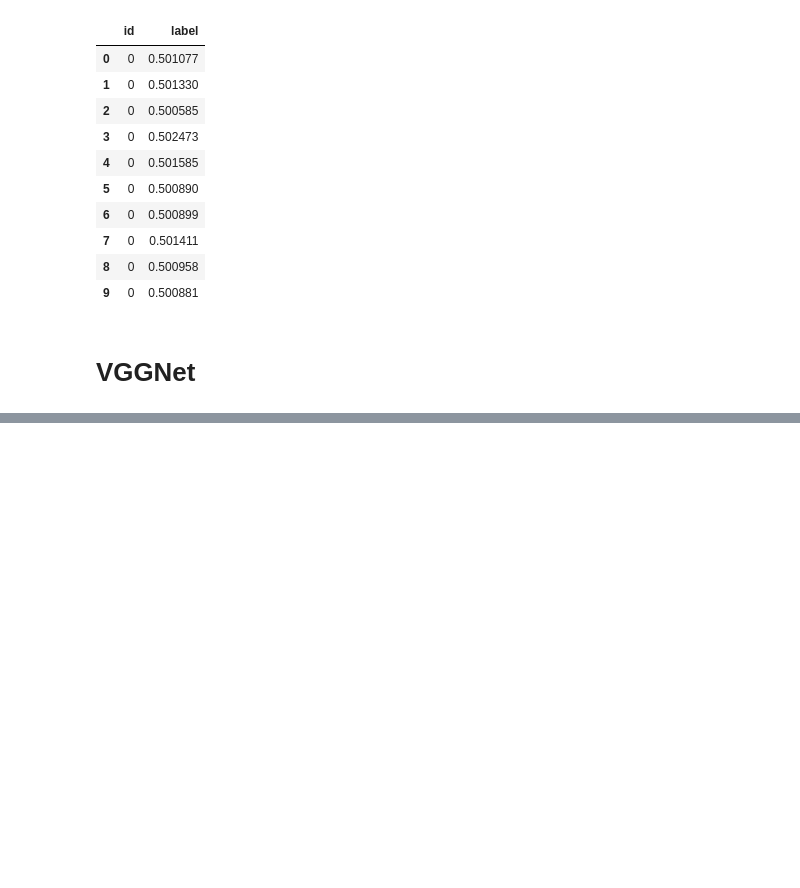
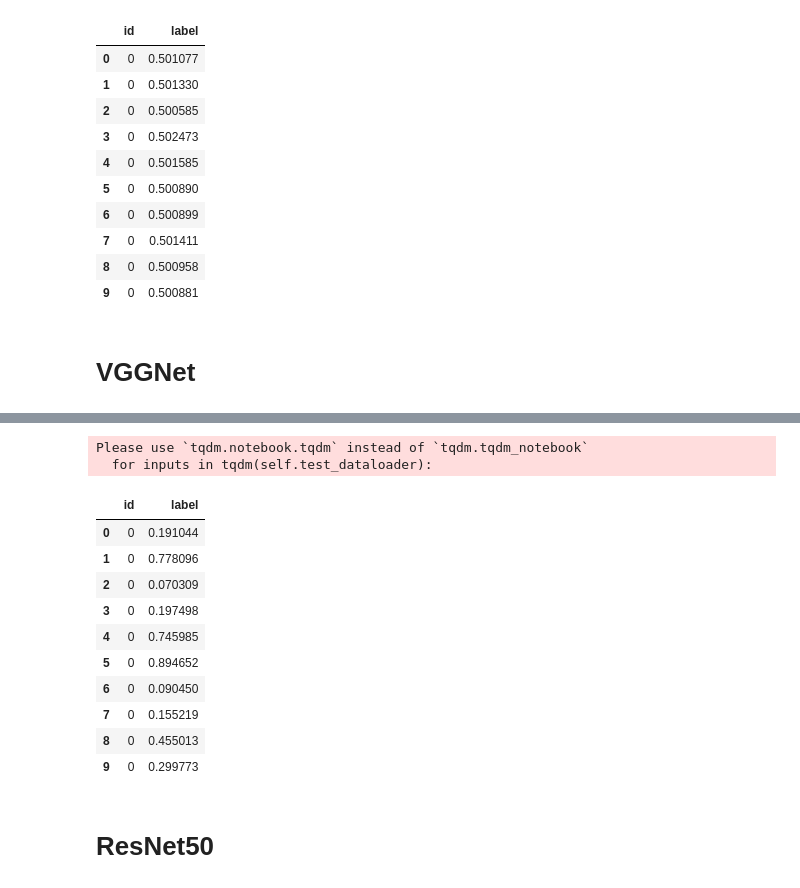
Before and after one commit to goodyoung/myMLstudy, a Jupyter notebook: PyTorch/DL Implement/pipeline.ipynb, the cells around one changed output, grey strips where cells are left out. Cells and saved outputs as stored; diff of their text form; code cells hidden in the pictures; blank space fills up the shorter version.

Commit message:
Add: model ResNet to trainer

```diff
--- a/PyTorch/DL Implement/pipeline.ipynb
+++ b/PyTorch/DL Implement/pipeline.ipynb
@@ -114,6 +100,15 @@ class Trainer:
         self.dog_path = "dogs-vs-cats/Dog/"
         self.model_name = model_name
         self.save_path = f"./best_{model_name}_model.pth"
+        self.vgg11_config = [64,'M',128,'M',256,256,'M',512,512,'M',512,512,'M']
+
+
+        ResNetConfig = namedtuple("ResNetConfig", ['block','n_blocks','channels'])
+        self.resnet50_config = ResNetConfig(block=ResNet.Bottleneck,
+                                    n_blocks =[3,4,6,3],
+                                    channels = [64,128,256,512])
+
+
 
         self.size = size
         self.mean = (0.485, 0.456, 0.406)
@@ -161,7 +156,9 @@ class Trainer:
                 )
 
         self.model_dict = {"LeNet5": LeNet5.LeNet_5(),
-                           "AlexNet": AlexNet.AlexNet()} # 점차 쌓아 나감.
+                           "AlexNet": AlexNet.AlexNet(),
+                           "VGGNet": VGGNet.VGGNet(self.vgg11_config),
+                           "ResNet": ResNet.ResNet(self.resnet50_config, output_dim=2)} # 점차 쌓아 나감.
         self.model = self.model_dict[self.model_name]
         self.loss_fn = nn.CrossEntropyLoss() #criterion
         self.optimizer = optim.SGD(self.model.parameters(), lr=0.001, momentum=0.9)
@@ -183,7 +180,6 @@ class Trainer:
                 labels = labels.to(self.DEVICE)
 
                 self.optimizer.zero_grad()
-
                 outputs = self.model(inputs)
                 _, preds = torch.max(outputs, 1)
                 loss = self.loss_fn(outputs, labels)
@@ -250,6 +246,6 @@ class Trainer:
         res.sort_values(by='id', inplace=True)
         res.reset_index(drop=True, inplace=True)
 
-        res.to_csv('LesNet.csv', index=False)
+        res.to_csv(f'{self.model_name}.csv', index=False)
         return res
 # %% [markdown]
@@ -350,3 +347,6 @@ Please use `tqdm.notebook.tqdm` instead of `tqdm.tqdm_notebook`
 | 9 | 0 | 0.500881 |
 # %% [markdown]
 # VGGNet
+# %%
+vgg11_trainer = Trainer(model_name = "VGGNet",size=224)
+vgg11_trainer.setup()
@@ -352,0 +356,2 @@ Please use `tqdm.notebook.tqdm` instead of `tqdm.tqdm_notebook`
+# %%
+vgg11_trainer.train()
@@ -352,0 +383,18 @@ Please use `tqdm.notebook.tqdm` instead of `tqdm.tqdm_notebook`
+# %%
+vgg11_trainer.test()
+# %% [output]
+Please use `tqdm.notebook.tqdm` instead of `tqdm.tqdm_notebook`
+  for inputs in tqdm(self.test_dataloader):
+|  | id | label |
+| 0 | 0 | 0.191044 |
+| 1 | 0 | 0.778096 |
+| 2 | 0 | 0.070309 |
+| 3 | 0 | 0.197498 |
+| 4 | 0 | 0.745985 |
+| 5 | 0 | 0.894652 |
+| 6 | 0 | 0.090450 |
+| 7 | 0 | 0.155219 |
+| 8 | 0 | 0.455013 |
+| 9 | 0 | 0.299773 |
+# %% [markdown]
+# ResNet50
```
Also changed, not shown: parts of 9 cells of this notebook.
